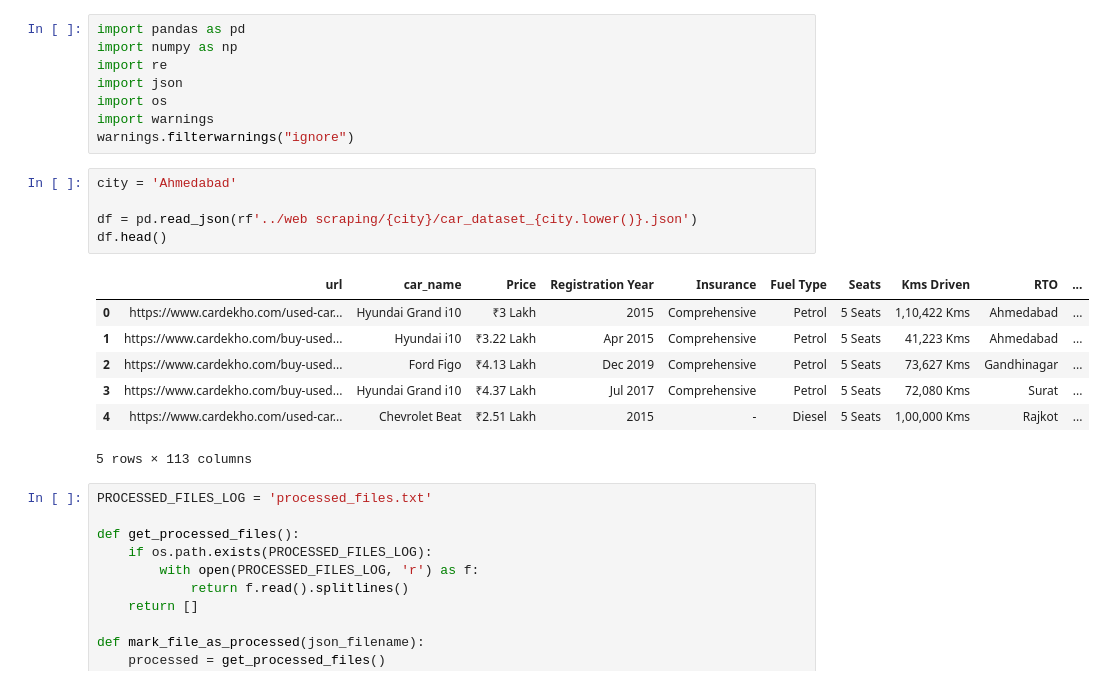
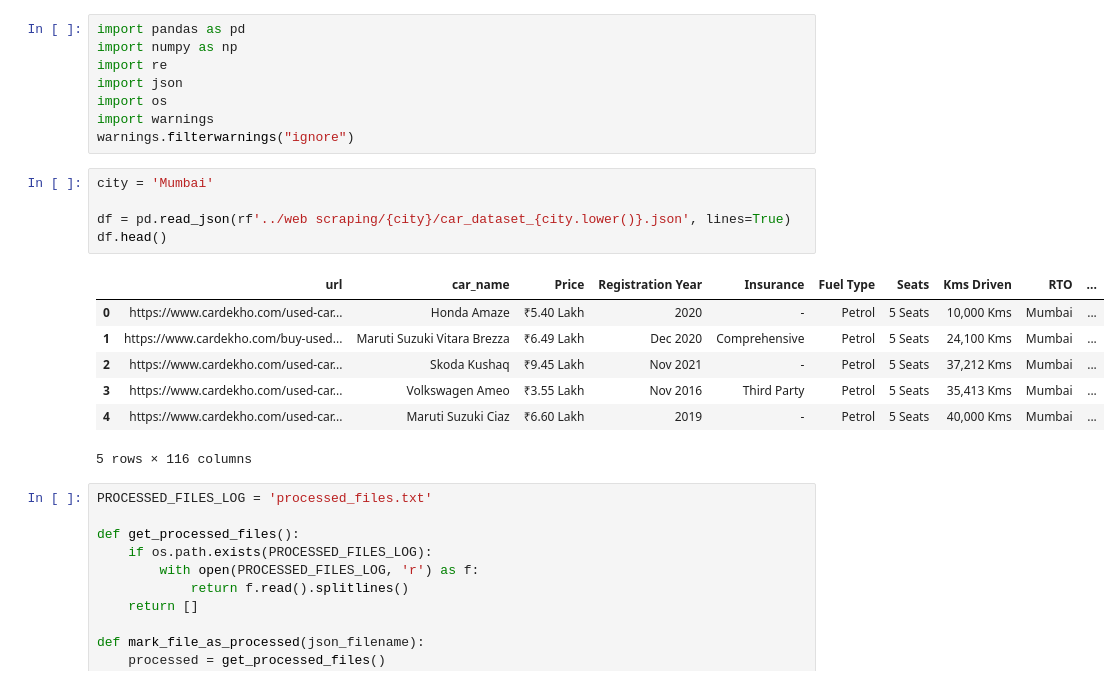
Before and after one commit to SumanGouda/Predict-Car-Price, a Jupyter notebook: price/model.ipynb, the cells around one changed output. Drawn from its saved outputs; the diff is of its cells as text.

Commit message:
Added the data of MUMBAI

```diff
--- a/price/model.ipynb
+++ b/price/model.ipynb
@@ -7,18 +7,18 @@ import os
 import warnings
 warnings.filterwarnings("ignore")
 # %%
-city = 'Ahmedabad'
+city = 'Mumbai'
 
-df = pd.read_json(rf'../web scraping/{city}/car_dataset_{city.lower()}.json')
+df = pd.read_json(rf'../web scraping/{city}/car_dataset_{city.lower()}.json', lines=True)
 df.head()
 # %% [output]
 |  | url | car_name | Price | Registration Year | Insurance | Fuel Type | Seats | Kms Driven | RTO | ... |
-| 0 | https://www.cardekho.com/used-car... | Hyundai Grand i10 | ₹3 Lakh | 2015 | Comprehensive | Petrol | 5 Seats | 1,10,422 Kms | Ahmedabad | ... |
-| 1 | https://www.cardekho.com/buy-used... | Hyundai i10 | ₹3.22 Lakh | Apr 2015 | Comprehensive | Petrol | 5 Seats | 41,223 Kms | Ahmedabad | ... |
-| 2 | https://www.cardekho.com/buy-used... | Ford Figo | ₹4.13 Lakh | Dec 2019 | Comprehensive | Petrol | 5 Seats | 73,627 Kms | Gandhinagar | ... |
-| 3 | https://www.cardekho.com/buy-used... | Hyundai Grand i10 | ₹4.37 Lakh | Jul 2017 | Comprehensive | Petrol | 5 Seats | 72,080 Kms | Surat | ... |
-| 4 | https://www.cardekho.com/used-car... | Chevrolet Beat | ₹2.51 Lakh | 2015 | - | Diesel | 5 Seats | 1,00,000 Kms | Rajkot | ... |
+| 0 | https://www.cardekho.com/used-car... | Honda Amaze | ₹5.40 Lakh | 2020 | - | Petrol | 5 Seats | 10,000 Kms | Mumbai | ... |
+| 1 | https://www.cardekho.com/buy-used... | Maruti Suzuki Vitara Brezza | ₹6.49 Lakh | Dec 2020 | Comprehensive | Petrol | 5 Seats | 24,100 Kms | Mumbai | ... |
+| 2 | https://www.cardekho.com/used-car... | Skoda Kushaq | ₹9.45 Lakh | Nov 2021 | - | Petrol | 5 Seats | 37,212 Kms | Mumbai | ... |
+| 3 | https://www.cardekho.com/used-car... | Volkswagen Ameo | ₹3.55 Lakh | Nov 2016 | Third Party | Petrol | 5 Seats | 35,413 Kms | Mumbai | ... |
+| 4 | https://www.cardekho.com/used-car... | Maruti Suzuki Ciaz | ₹6.60 Lakh | 2019 | - | Petrol | 5 Seats | 40,000 Kms | Mumbai | ... |
-5 rows × 113 columns
+5 rows × 116 columns
 # %%
 PROCESSED_FILES_LOG = 'processed_files.txt'
 
```
Also changed, not shown: parts of 23 cells of this notebook, 16 other files.
